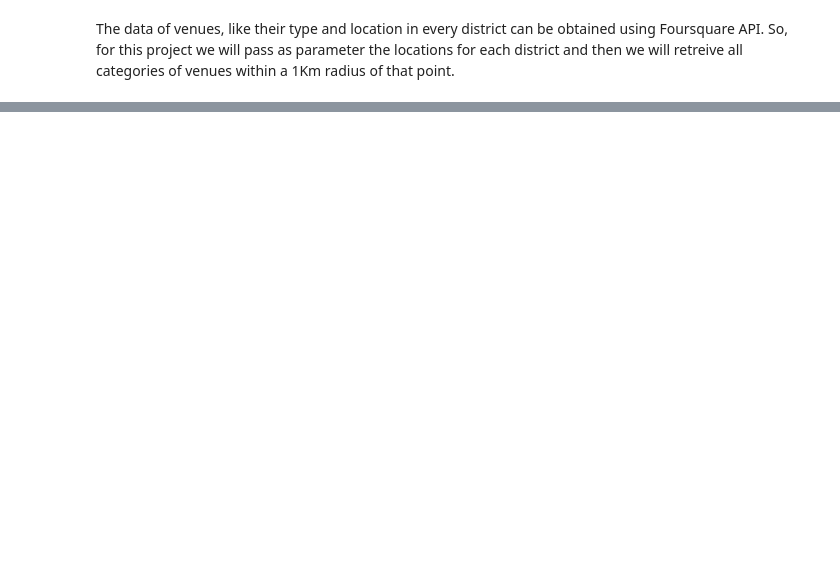
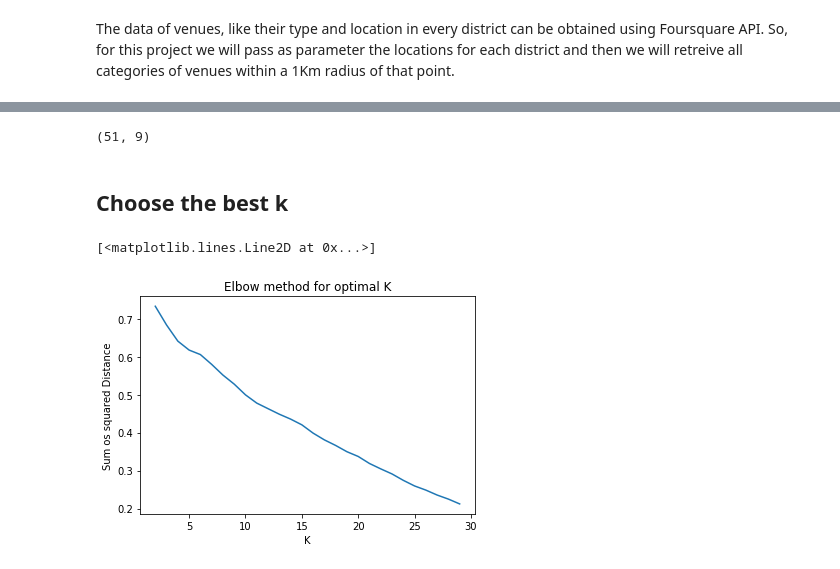
Before and after one commit to BrunoKings0/Coursera_Capstone, a Jupyter notebook: Capstone Project.ipynb, the cells around one changed output, grey strips where cells are left out. Saved outputs shown, nothing was run; the diff lists cells and outputs as text; code cells hidden in the pictures; blank space fills up the shorter version.

Commit message:
Analysys and k-means

```diff
--- a/Capstone Project.ipynb
+++ b/Capstone Project.ipynb
@@ -32,0 +327,5 @@ So, for this project we will pass as parameter the locations for each district a
+# %%
+# move CIty and District columns to the first and second columns
+fixed_columns = [cities_onehot.columns[-2]] + [cities_onehot.columns[-1]]+list(cities_onehot.columns[:-2])
+cities_onehot = cities_onehot[fixed_columns]
+cities_onehot.head()
@@ -32,0 +347,3 @@ So, for this project we will pass as parameter the locations for each district a
+# %%
+cities_grouped = cities_onehot.groupby(['City','District']).mean().reset_index()
+#cities_onehot[teste]
@@ -32,0 +404,26 @@ So, for this project we will pass as parameter the locations for each district a
+# %%
+districts_venues_sorted.shape
+# %% [output]
+(51, 9)
+# %% [markdown]
+## Choose the best k
+# %%
+districts_grouped_clustering = cities_grouped.drop(['City','District'], 1)
+# %%
+k_rng = range(2,30)
+sse = []
+sil=[]
+for k in k_rng:
+    km = KMeans(n_clusters=k,random_state=0)
+    km.fit(districts_grouped_clustering)
+    labels = km.labels_
+    sse.append(km.inertia_)
+    sil.append(silhouette_score(districts_grouped_clustering,labels))
+# %%
+plt.xlabel('K')
+plt.ylabel('Sum os squared Distance')
+plt.title('Elbow method for optimal K')
+plt.plot(k_rng, sse)
+# %% [output]
+[<matplotlib.lines.Line2D at 0x...>]
+[figure, added]
```
Also changed, not shown: parts of 89 cells of this notebook, 2 other files.
